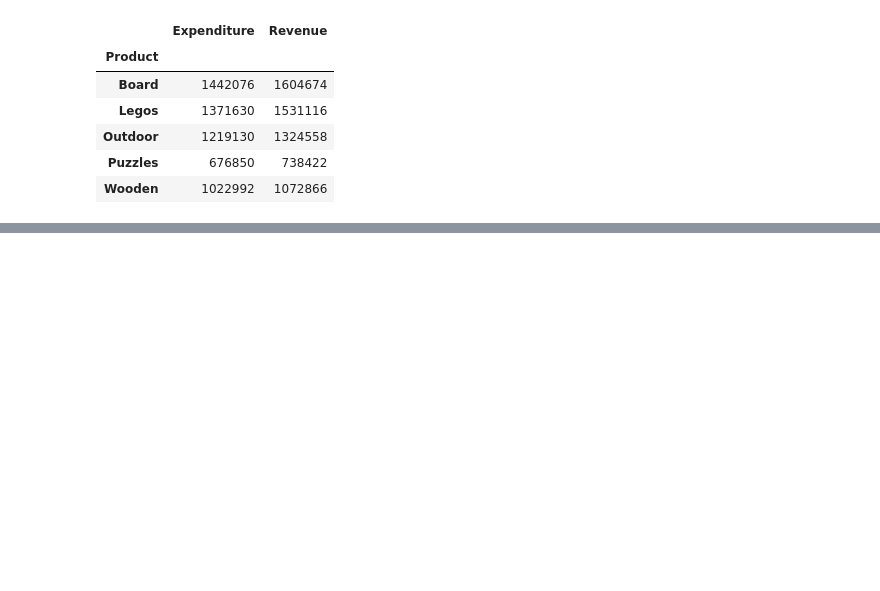
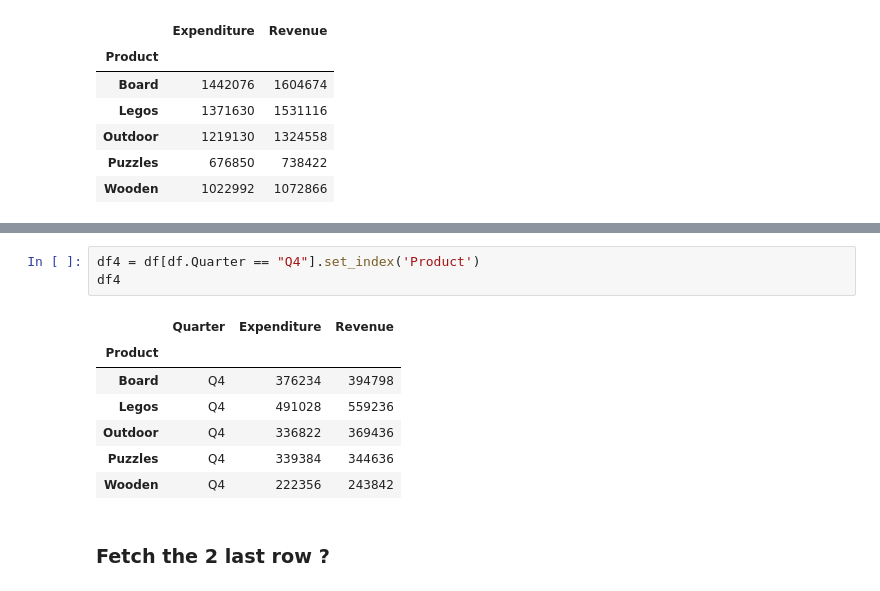
Before and after one commit to asarfraaz/Advanced_Python_Jun2k24, a Jupyter notebook: Sales/Pandas_Generate_Report.ipynb, the cells around one changed output, grey strips where cells are left out. Saved outputs shown, nothing was run; the diff lists cells and outputs as text; blank space fills up the shorter version.

```diff
--- a/Sales/Pandas_Generate_Report.ipynb
+++ b/Sales/Pandas_Generate_Report.ipynb
@@ -114,0 +162,13 @@ df_pvt
+# %%
+df4 = df[df.Quarter == "Q4"].set_index('Product')
+df4
+# %% [output]
+|  | Quarter | Expenditure | Revenue |
+| Product |  |  |  |
+| Board | Q4 | 376234 | 394798 |
+| Legos | Q4 | 491028 | 559236 |
+| Outdoor | Q4 | 336822 | 369436 |
+| Puzzles | Q4 | 339384 | 344636 |
+| Wooden | Q4 | 222356 | 243842 |
+# %% [markdown]
+### Fetch the 2 last row ?
```
Also changed, not shown: parts of 15 cells of this notebook, 1 other file.
